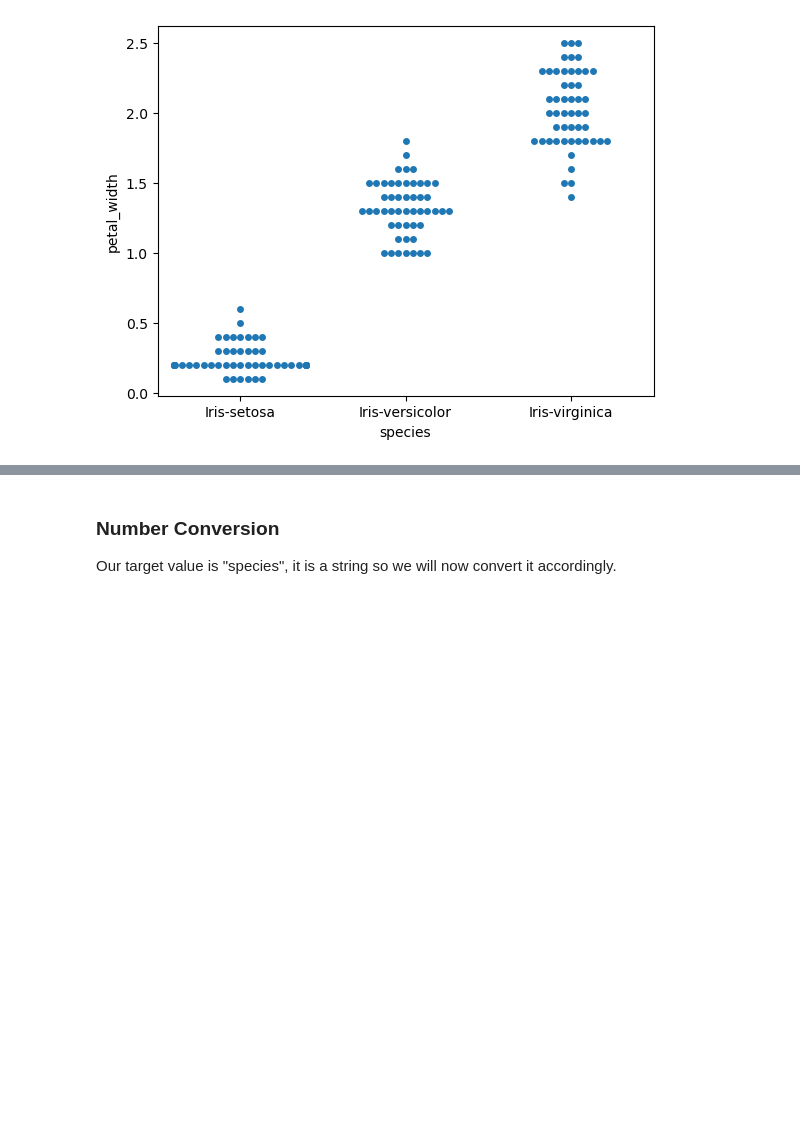
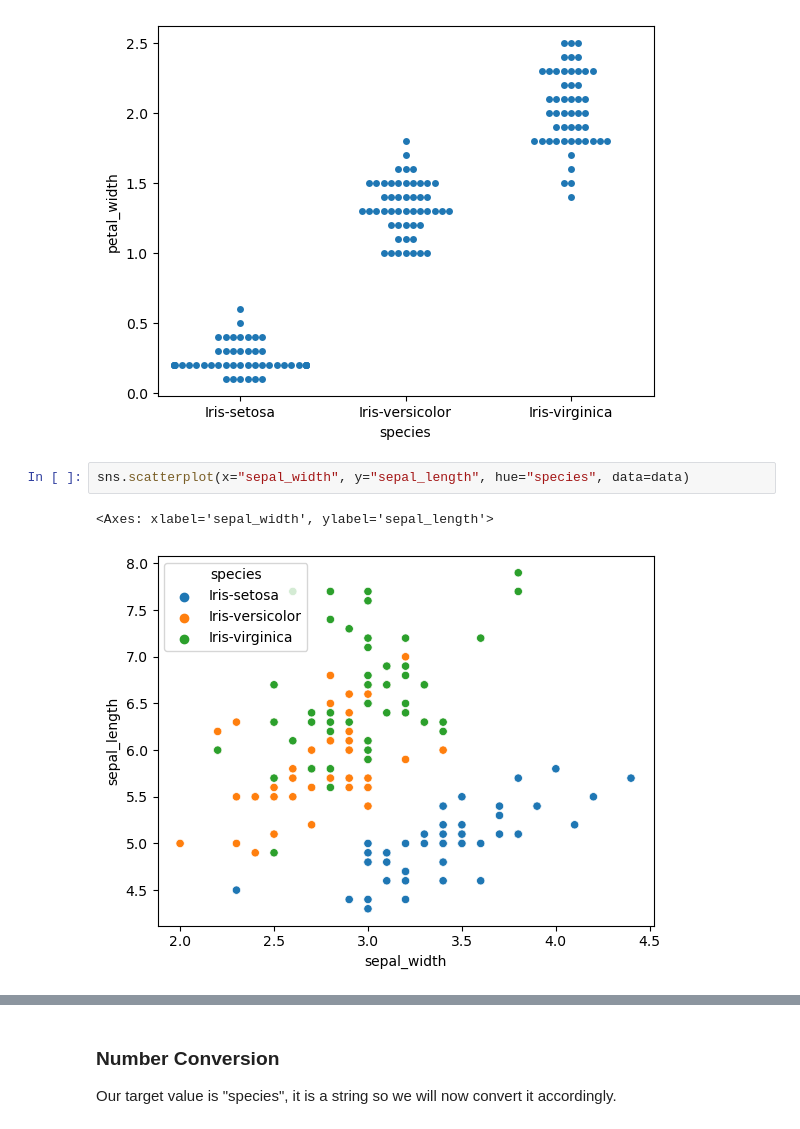
Before and after one commit to DylanRoan/Machine-Learning-CCYR3, a Jupyter notebook: Assessment - 1/6 - Flowers Classification/Flowers Classification.ipynb, the cells around one changed output, grey strips where cells are left out. Drawn from its saved outputs; the diff is of its cells as text; blank space fills up the shorter version.

Commit message:
Update again : adding two more charts to Flowers

```diff
--- a/Assessment - 1/6 - Flowers Classification/Flowers Classification.ipynb
+++ b/Assessment - 1/6 - Flowers Classification/Flowers Classification.ipynb
@@ -70,3 +70,8 @@ sns.swarmplot(x="species", y="petal_width", data=data)
 # %% [output]
 <Axes: xlabel='species', ylabel='petal_width'>
 [figure]
+# %%
+sns.scatterplot(x="sepal_width", y="sepal_length", hue="species", data=data)
+# %% [output]
+<Axes: xlabel='sepal_width', ylabel='sepal_length'>
+[figure, added]
```
Also changed, not shown: parts of 2 cells of this notebook.
